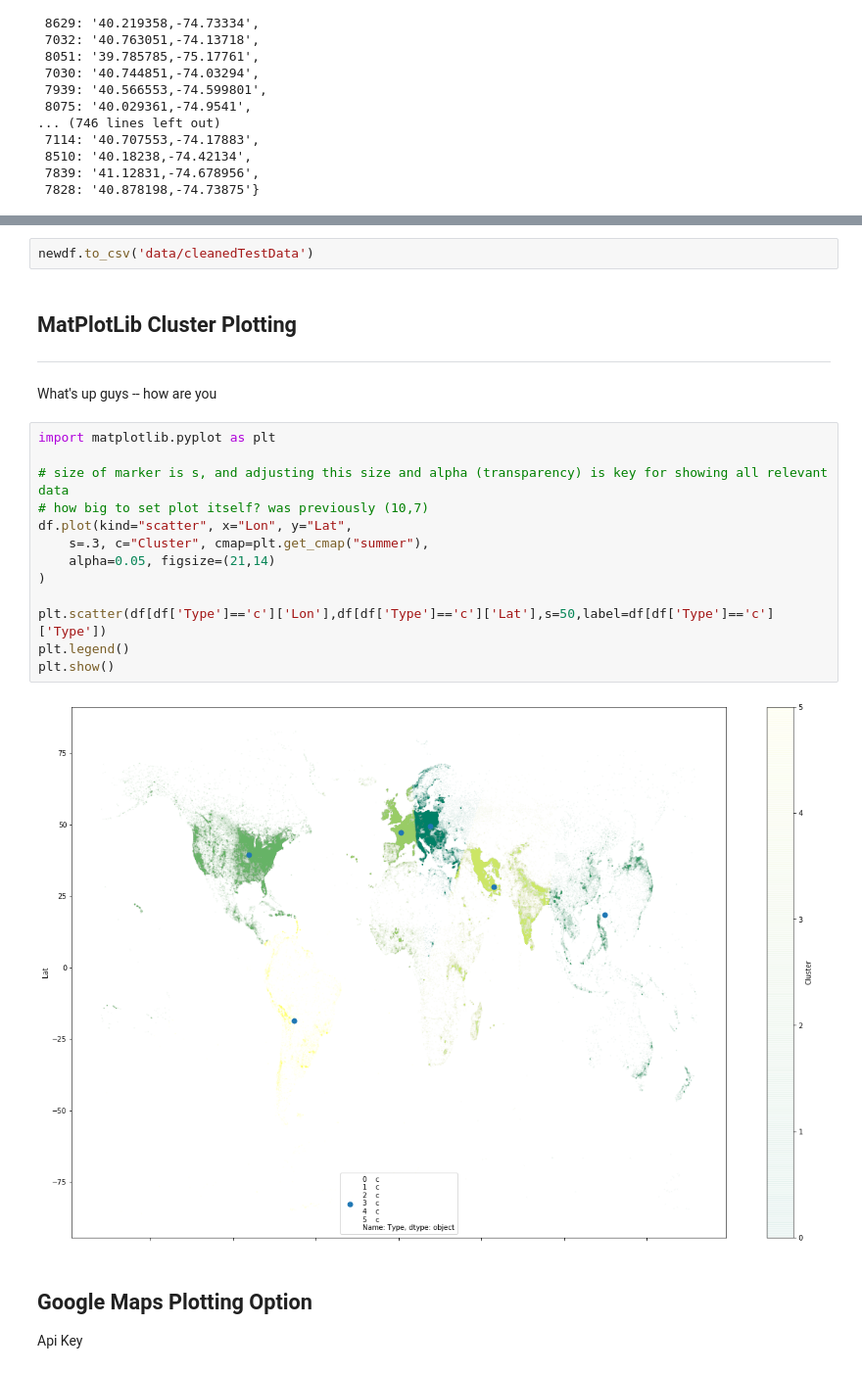
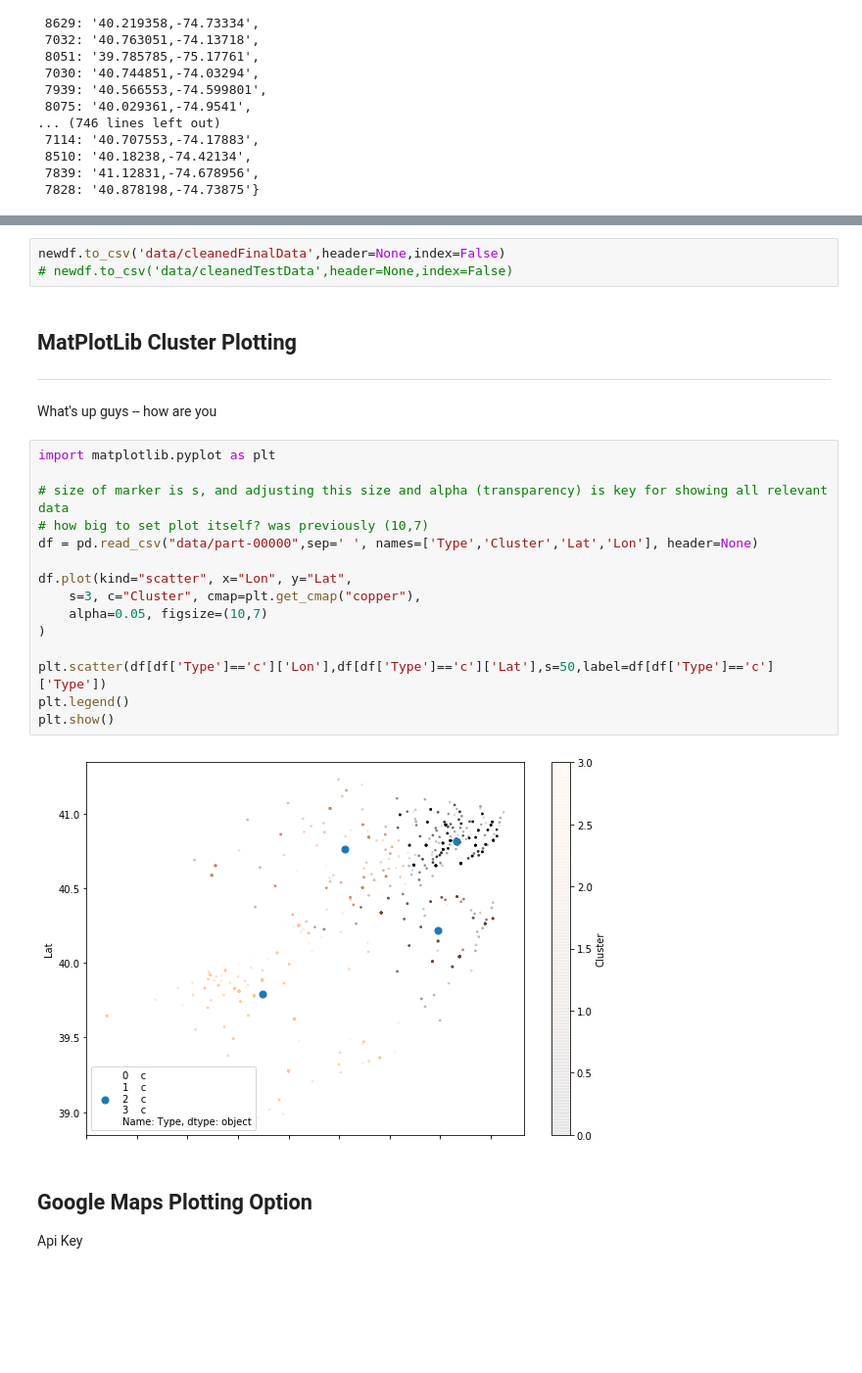
Before and after one commit to nickmurray47/CCVisualization, a Jupyter notebook: FinalTestVisualization.ipynb, the cells around one changed output, grey strips where cells are left out. Shown: that part at 98% size. Drawn from its saved outputs; the diff is of its cells as text; blank space fills up the shorter version.

Commit message:
added final cleaned data

```diff
--- a/FinalTestVisualization.ipynb
+++ b/FinalTestVisualization.ipynb
@@ -50,5 +110,6 @@ len(newdf)
-# %%
-newdf.to_csv('data/cleanedTestData')
+# %%
+newdf.to_csv('data/cleanedFinalData',header=None,index=False)
+# newdf.to_csv('data/cleanedTestData',header=None,index=False)
 # %% [markdown]
 ## MatPlotLib Cluster Plotting
 ---
@@ -56,18 +117,20 @@ What's up guys -- how are you
 # %%
 import matplotlib.pyplot as plt
 
 # size of marker is s, and adjusting this size and alpha (transparency) is key for showing all relevant data
 # how big to set plot itself? was previously (10,7)
+df = pd.read_csv("data/part-00000",sep=' ', names=['Type','Cluster','Lat','Lon'], header=None)
+
 df.plot(kind="scatter", x="Lon", y="Lat",
-    s=.3, c="Cluster", cmap=plt.get_cmap("summer"),
-    alpha=0.05, figsize=(21,14)
+    s=3, c="Cluster", cmap=plt.get_cmap("copper"),
+    alpha=0.05, figsize=(10,7)
 )
 
 plt.scatter(df[df['Type']=='c']['Lon'],df[df['Type']=='c']['Lat'],s=50,label=df[df['Type']=='c']['Type'])
 plt.legend()
 plt.show()
 # %% [output]
-[figure, old version]
+[figure, new version]
 # %% [markdown]
 ## Google Maps Plotting Option
 Api Key
```
Also changed, not shown: parts of 4 cells of this notebook, 4 other files.
